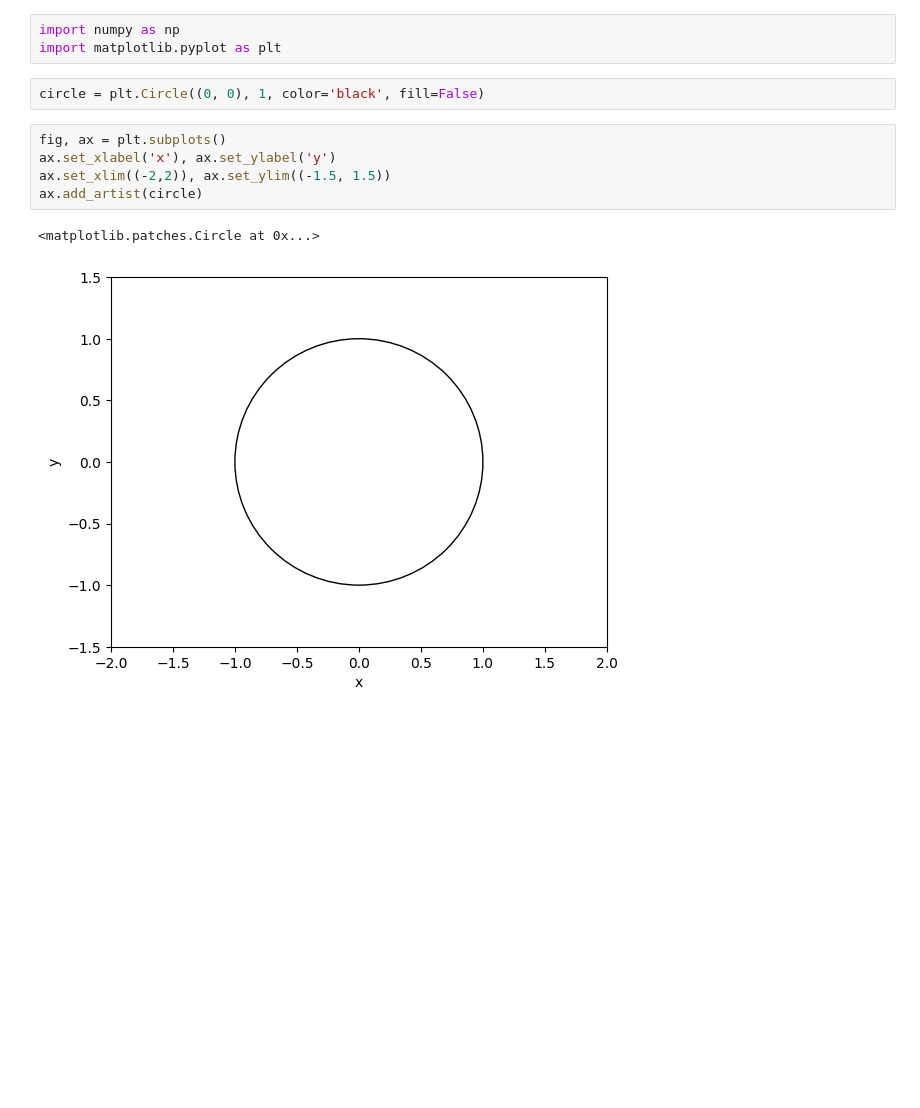
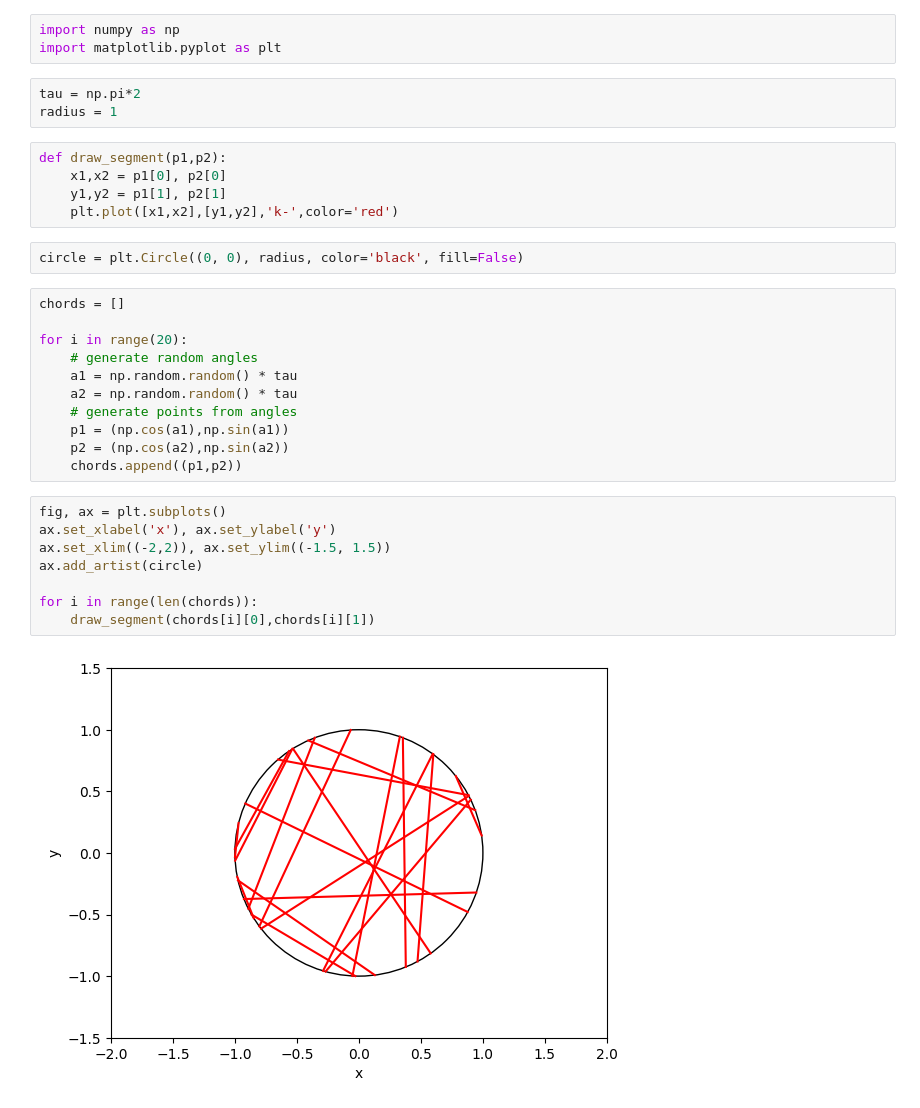
Before and after one commit to joshuamckean/prbx-code-jm, a Jupyter notebook: Bertrand's Paradox.ipynb, the cells around one changed output. Drawn from its saved outputs; the diff is of its cells as text; blank space fills up the shorter version.

```diff
--- a/Bertrand's Paradox.ipynb
+++ b/Bertrand's Paradox.ipynb
@@ -1,13 +1,34 @@
 # %%
 import numpy as np
 import matplotlib.pyplot as plt
+# %%
+tau = np.pi*2
+radius = 1
+# %%
+def draw_segment(p1,p2):
+    x1,x2 = p1[0], p2[0]
+    y1,y2 = p1[1], p2[1]
+    plt.plot([x1,x2],[y1,y2],'k-',color='red')
 # %%
-circle = plt.Circle((0, 0), 1, color='black', fill=False)
+circle = plt.Circle((0, 0), radius, color='black', fill=False)
+# %%
+chords = []
+
+for i in range(20):
+    # generate random angles
+    a1 = np.random.random() * tau
+    a2 = np.random.random() * tau
+    # generate points from angles
+    p1 = (np.cos(a1),np.sin(a1))
+    p2 = (np.cos(a2),np.sin(a2))
+    chords.append((p1,p2))
 # %%
 fig, ax = plt.subplots()
 ax.set_xlabel('x'), ax.set_ylabel('y')
 ax.set_xlim((-2,2)), ax.set_ylim((-1.5, 1.5))
 ax.add_artist(circle)
+
+for i in range(len(chords)):
+    draw_segment(chords[i][0],chords[i][1])
 # %% [output]
-<matplotlib.patches.Circle at 0x...>
-[figure, old version]
+[figure, new version]
```
